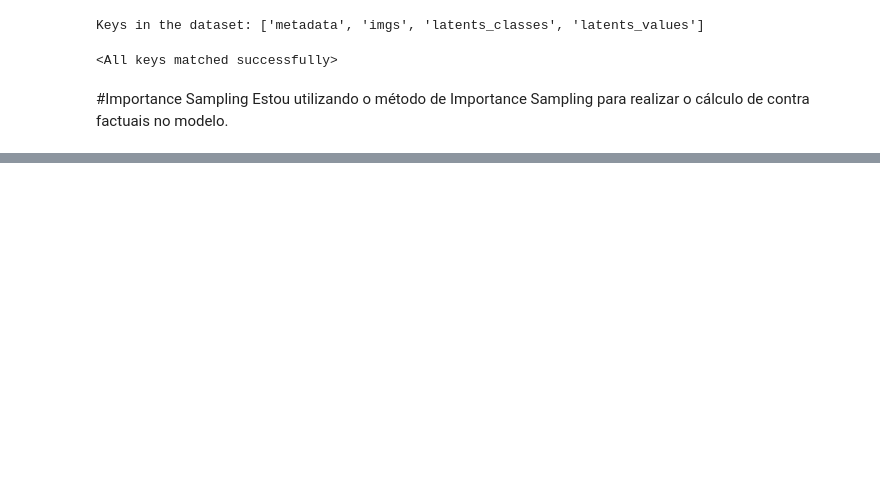
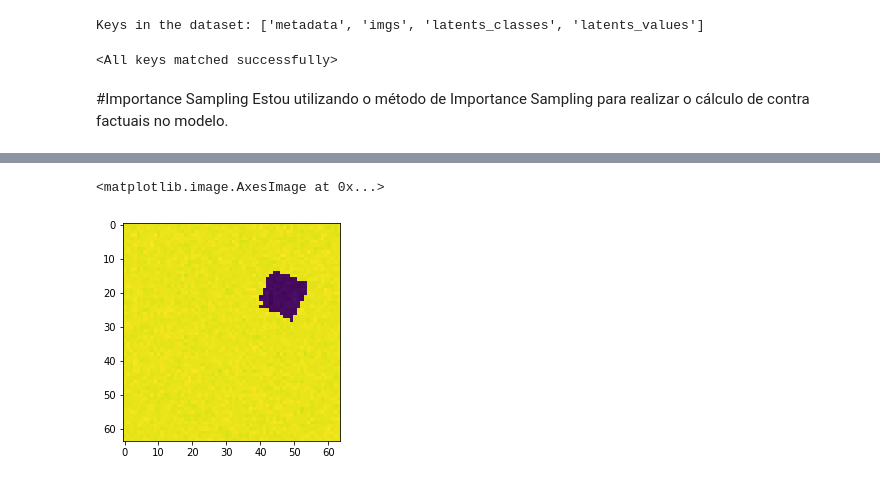
Before and after one commit to GiovaniValdrighi/inferencia_causal, a Jupyter notebook: scm_counterfactual.ipynb, the cells around one changed output, grey strips where cells are left out. Saved outputs shown, nothing was run; the diff lists cells and outputs as text; code cells hidden in the pictures; blank space fills up the shorter version.

```diff
--- a/scm_counterfactual.ipynb
+++ b/scm_counterfactual.ipynb
@@ -287,0 +300,5 @@ plt.show()
+# %%
+plt.imshow(marginal_counterfactual().detach().numpy().reshape(64, 64))
+# %% [output]
+<matplotlib.image.AxesImage at 0x...>
+[figure, added]
```
Also changed, not shown: parts of 6 cells of this notebook.
